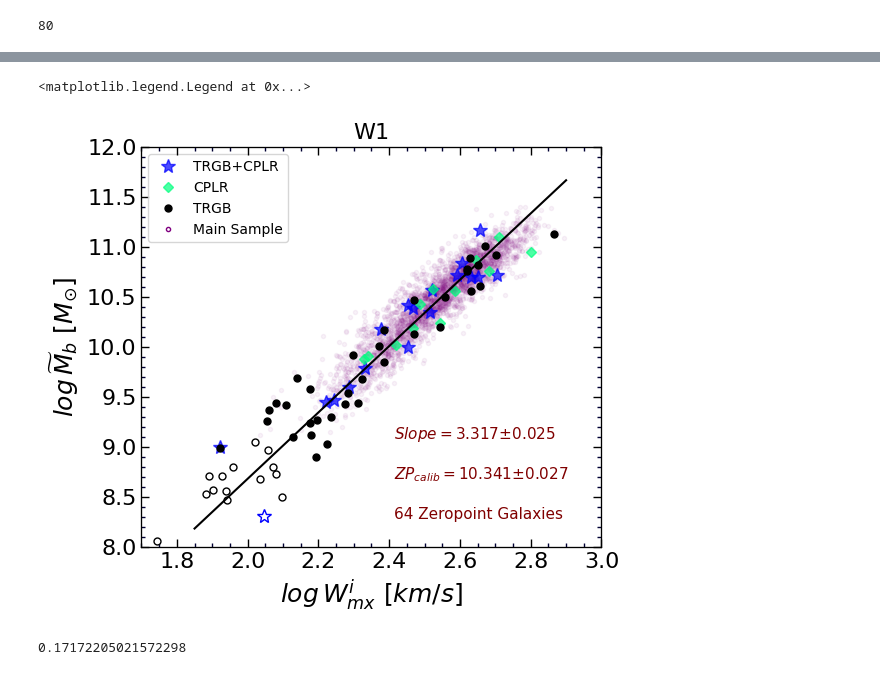
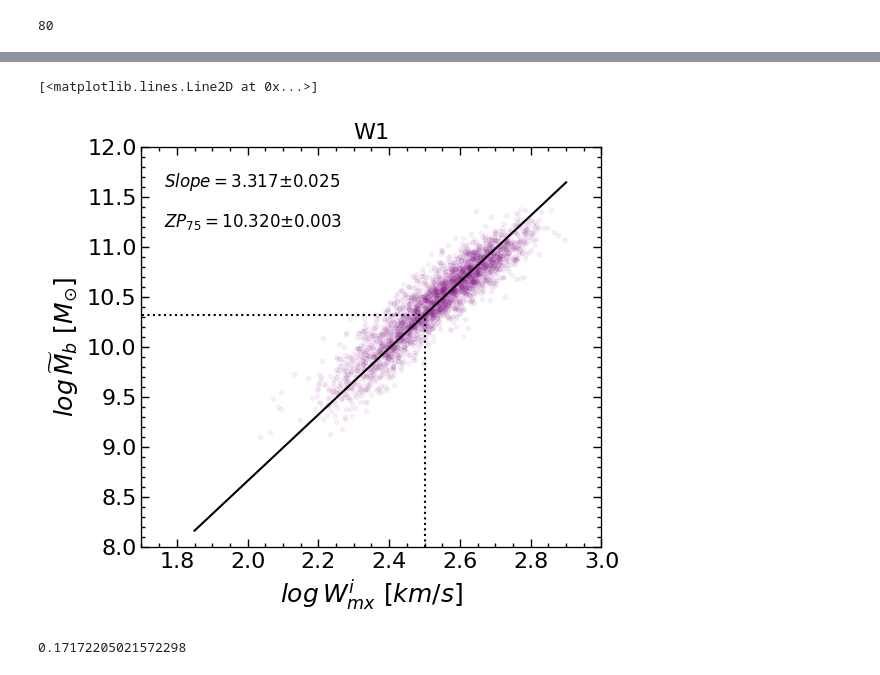
Before and after one commit to ekourkchi/test_TFRcatal, a Jupyter notebook: BTFR_W1.ipynb, the cells around one changed output, grey strips where cells are left out. Drawn from its saved outputs; the diff is of its cells as text; code cells hidden in the pictures.

```diff
--- a/BTFR_W1.ipynb
+++ b/BTFR_W1.ipynb
@@ -696,27 +696,27 @@ zp_calib += 0.016
 logW = dff.lgWmxi.values
 logWe = dff.elgWi.values
 logMass = dff.logMb.values
-ax.plot(logW, logMass-b0+zp_calib, '.', color='purple', alpha=0.05)
+# ax.plot(logW, logMass-b0+zp_calib, '.', color='purple', alpha=0.05)
+ax.plot(logW, logMass, '.', color='purple', alpha=0.05)
+
+# ind, = np.where((MM>-16.1)&(So==2))
+# ax.plot(X[ind], Y[ind], '*', ms=10, color='blue', mfc='white')
+# ind, = np.where((MM<=-16.1)&(So==2))
+# ax.plot(X[ind], Y[ind], '*', ms=10, color='blue', alpha=0.7, label='TRGB+CPLR')
 
 
-ind, = np.where((MM>-16.1)&(So==2))
-ax.plot(X[ind], Y[ind], '*', ms=10, color='blue', mfc='white')
-ind, = np.where((MM<=-16.1)&(So==2))
-ax.plot(X[ind], Y[ind], '*', ms=10, color='blue', alpha=0.7, label='TRGB+CPLR')
+# ind, = np.where((MM>-16.1)&(So==0))
+# ax.plot(X[ind], Y[ind], 'D', ms=5, color='lawngreen', mfc='white')
+# ind, = np.where((MM<=-16.1)&(So==0))
+# ax.plot(X[ind], Y[ind], 'D', ms=5, color='lawngreen', alpha=1, label='CPLR')
 
 
-ind, = np.where((MM>-16.1)&(So==0))
-ax.plot(X[ind], Y[ind], 'D', ms=5, color='springgreen', mfc='white')
-ind, = np.where((MM<=-16.1)&(So==0))
-ax.plot(X[ind], Y[ind], 'D', ms=5, color='springgreen', alpha=0.7, label='CPLR')
+# ind, = np.where((MM>-16.1)&(So==1))
+# ax.plot(X[ind], Y[ind], 'o', ms=5, color='k', mfc='white')
+# ind, = np.where((MM<=-16.1)&(So==1))
+# ax.plot(X[ind], Y[ind], 'o', ms=5, color='k', label='TRGB')
 
-
-ind, = np.where((MM>-16.1)&(So==1))
-ax.plot(X[ind], Y[ind], 'o', ms=5, color='k', mfc='white')
-ind, = np.where((MM<=-16.1)&(So==1))
-ax.plot(X[ind], Y[ind], 'o', ms=5, color='k', label='TRGB')
-
-ax.plot([0], [0], '.', color='purple', label='Main Sample', mfc='white')
+# ax.plot([0], [0], '.', color='purple', label='Main Sample', mfc='white')
 #######################################################################
 
 
@@ -728,7 +728,8 @@ ax.plot([0], [0], '.', color='purple', label='Main Sample', mfc='white')
 #         ax.plot([logW[i]], [logMass[i]], 'b.', alpha=0.5)
 
 w = np.linspace(1.85,2.9,100)
-ax.plot(w, m0*(w-2.5) + zp_calib, 'k-')
+# ax.plot(w, m0*(w-2.5) + zp_calib, 'k-')
+ax.plot(w, m0*(w-2.5) + b0, 'k-')
 print(m0,b0)
 
 
@@ -767,27 +768,27 @@ ax.set_title("W1", fontsize=16)
 #                     color='r', ms=6)
 
 
-# Ylm = ax.get_ylim() ; Xlm = ax.get_xlim()
-# x0 = 0.95*Xlm[0]+0.05*Xlm[1]
-# y0 = 0.1*Ylm[0]+0.9*Ylm[1]
-# ax.text(x0,y0, r"$Slope = $"+"%.3f" % m0+'$\pm$'+"%.3f" % dm0, fontsize=12, color='k')
-# y0 = 0.2*Ylm[0]+0.8*Ylm[1]
-# ax.text(x0,y0, r"$ZP^{75} = $"+"%.3f" % b0+'$\pm$'+"%.3f" % db0, fontsize=12, color='k')
+Ylm = ax.get_ylim() ; Xlm = ax.get_xlim()
+x0 = 0.95*Xlm[0]+0.05*Xlm[1]
+y0 = 0.1*Ylm[0]+0.9*Ylm[1]
+ax.text(x0,y0, r"$Slope = $"+"%.3f" % m0+'$\pm$'+"%.3f" % dm0, fontsize=12, color='k')
+y0 = 0.2*Ylm[0]+0.8*Ylm[1]
+ax.text(x0,y0, r"$ZP_{75} = $"+"%.3f" % b0+'$\pm$'+"%.3f" % db0, fontsize=12, color='k')
 
 
 
-x0 = 0.45*Xlm[0]+0.55*Xlm[1]
-y0 = 0.93*Ylm[0]+0.07*Ylm[1]
-ax.text(x0,y0, "%d"%len(Xe[MM<-16.1])+' Zeropoint Galaxies', fontsize=11, color='maroon')
-y0 = 0.83*Ylm[0]+0.17*Ylm[1]
-ax.text(x0,y0, r"$ZP_{calib} = $"+"%.3f" % zp_calib+'$\pm$'+"%.3f" % zp_calib_e, fontsize=11, color='maroon')
-y0 = 0.73*Ylm[0]+0.27*Ylm[1]
-ax.text(x0,y0, r"$Slope = $"+"%.3f" % m0+'$\pm$'+"%.3f" % dm0, fontsize=11, color='maroon')
+# x0 = 0.45*Xlm[0]+0.55*Xlm[1]
+# y0 = 0.93*Ylm[0]+0.07*Ylm[1]
+# ax.text(x0,y0, "%d"%len(Xe[MM<-16.1])+' Zeropoint Galaxies', fontsize=11, color='maroon')
+# y0 = 0.83*Ylm[0]+0.17*Ylm[1]
+# ax.text(x0,y0, r"$ZP_{calib} = $"+"%.3f" % zp_calib+'$\pm$'+"%.3f" % zp_calib_e, fontsize=11, color='maroon')
+# y0 = 0.73*Ylm[0]+0.27*Ylm[1]
+# ax.text(x0,y0, r"$Slope = $"+"%.3f" % m0+'$\pm$'+"%.3f" % dm0, fontsize=11, color='maroon')
 
-ax.legend(loc=2)
+# ax.legend(loc=2)
 
 # ax.legend(bbox_to_anchor=(0.65, 0.50), loc=2)
 
-# ax.plot([2.5,2.5], [8, b0], 'k:')
-# ax.plot([0,2.5], [b0, b0], 'k:')
+ax.plot([2.5,2.5], [8, b0], 'k:')
+ax.plot([0,2.5], [b0, b0], 'k:')
 # %% [output]
@@ -812,5 +813,5 @@ iter:  1
-<matplotlib.legend.Legend at 0x...>
+[<matplotlib.lines.Line2D at 0x...>]
-[figure, old version]
+[figure, new version]
 # %%
 std
 # %% [output]
```
Also changed, not shown: parts of 1 cell of this notebook, 4 other files.
